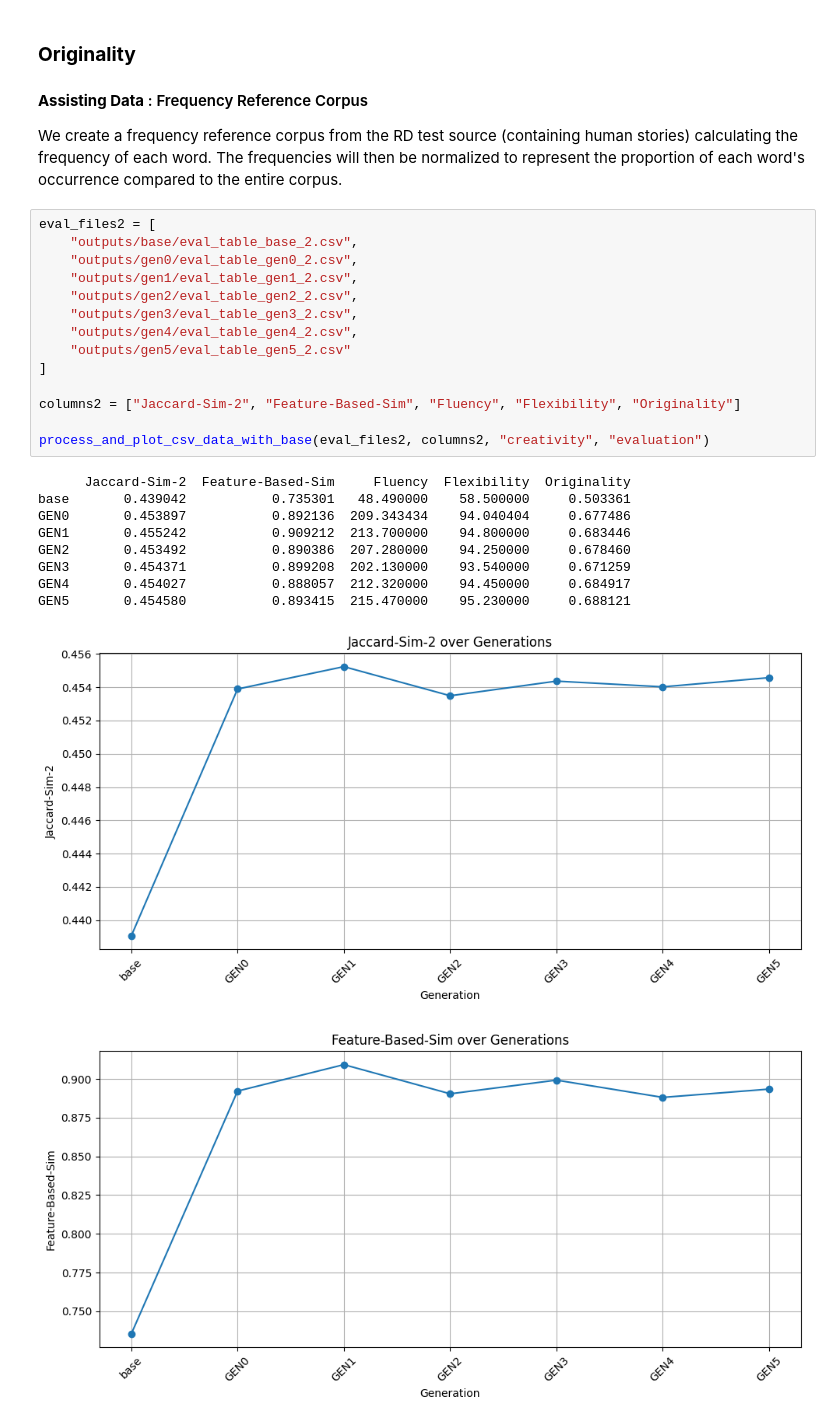
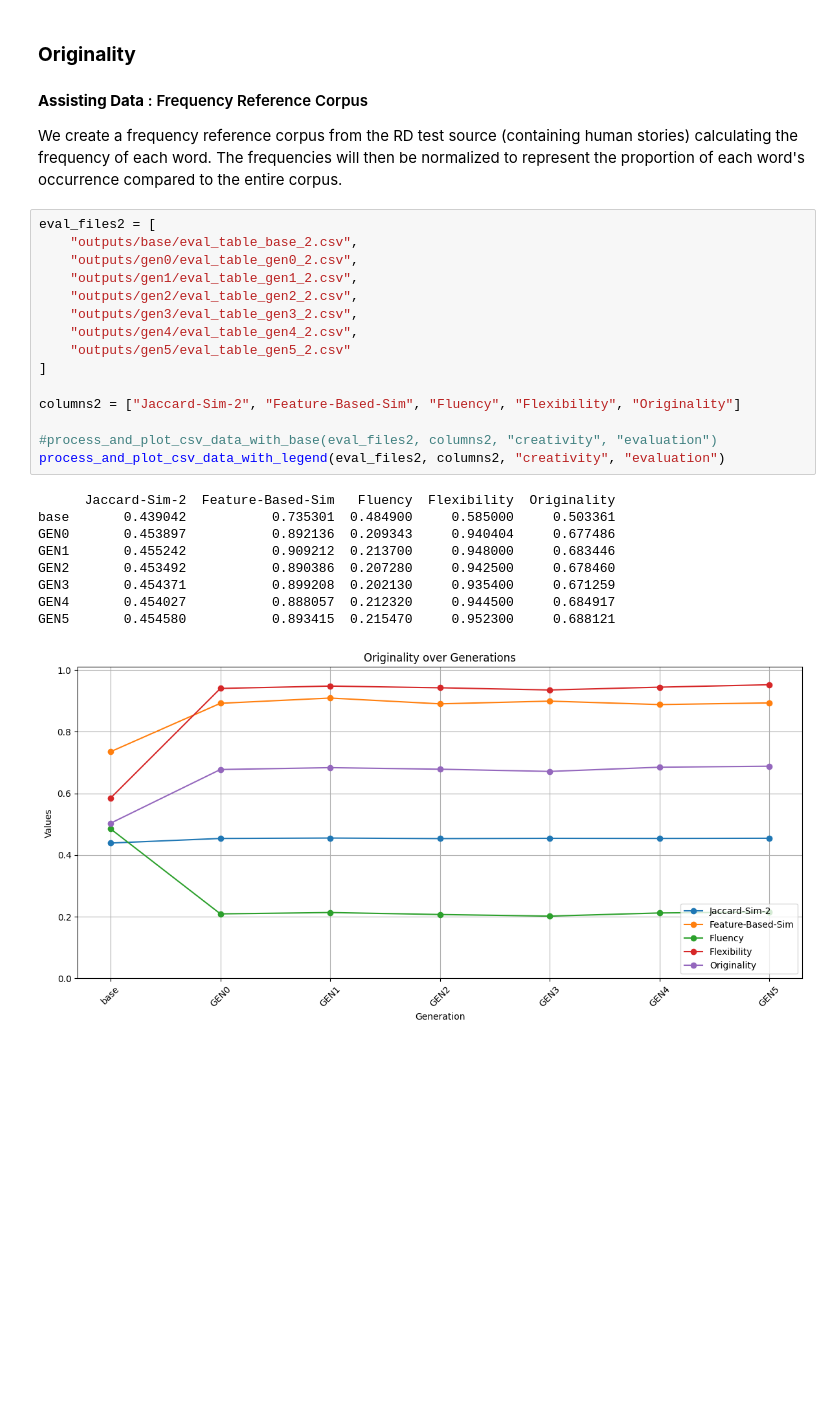
Before and after one commit to VasilisAvgoustakis/BA_Thesis_Experiment, a Jupyter notebook: evaluation.ipynb, the cells around one changed output. Cells and saved outputs as stored; diff of their text form; blank space fills up the shorter version.

```diff
--- a/evaluation.ipynb
+++ b/evaluation.ipynb
@@ -117,25 +158,25 @@ We create a frequency reference corpus from the RD test source (containing human
 # %%
 eval_files2 = [
     "outputs/base/eval_table_base_2.csv",
     "outputs/gen0/eval_table_gen0_2.csv",
     "outputs/gen1/eval_table_gen1_2.csv",
     "outputs/gen2/eval_table_gen2_2.csv",
     "outputs/gen3/eval_table_gen3_2.csv",
     "outputs/gen4/eval_table_gen4_2.csv",
     "outputs/gen5/eval_table_gen5_2.csv"
 ]
 
 columns2 = ["Jaccard-Sim-2", "Feature-Based-Sim", "Fluency", "Flexibility", "Originality"]
 
-process_and_plot_csv_data_with_base(eval_files2, columns2, "creativity", "evaluation")
+#process_and_plot_csv_data_with_base(eval_files2, columns2, "creativity", "evaluation")
+process_and_plot_csv_data_with_legend(eval_files2, columns2, "creativity", "evaluation")
 # %% [output]
-      Jaccard-Sim-2  Feature-Based-Sim     Fluency  Flexibility  Originality
-base       0.439042           0.735301   48.490000    58.500000     0.503361
-GEN0       0.453897           0.892136  209.343434    94.040404     0.677486
-GEN1       0.455242           0.909212  213.700000    94.800000     0.683446
-GEN2       0.453492           0.890386  207.280000    94.250000     0.678460
-GEN3       0.454371           0.899208  202.130000    93.540000     0.671259
-GEN4       0.454027           0.888057  212.320000    94.450000     0.684917
-GEN5       0.454580           0.893415  215.470000    95.230000     0.688121
+      Jaccard-Sim-2  Feature-Based-Sim   Fluency  Flexibility  Originality
+base       0.439042           0.735301  0.484900     0.585000     0.503361
+GEN0       0.453897           0.892136  0.209343     0.940404     0.677486
+GEN1       0.455242           0.909212  0.213700     0.948000     0.683446
+GEN2       0.453492           0.890386  0.207280     0.942500     0.678460
+GEN3       0.454371           0.899208  0.202130     0.935400     0.671259
+GEN4       0.454027           0.888057  0.212320     0.944500     0.684917
+GEN5       0.454580           0.893415  0.215470     0.952300     0.688121
-[figure, old version]
+[figure, new version]
-[figure, removed]
```
Also changed, not shown: parts of 4 cells of this notebook, 19 other files.
